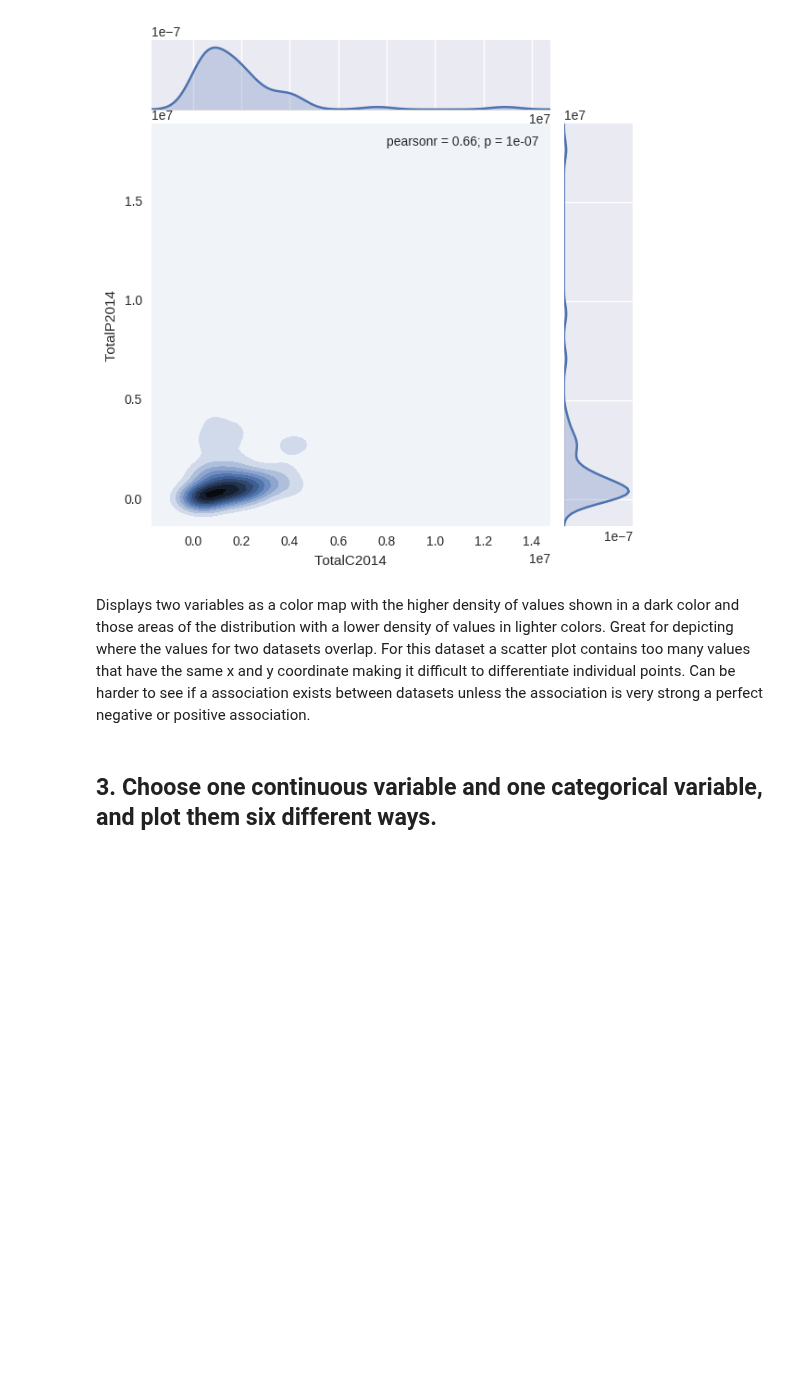
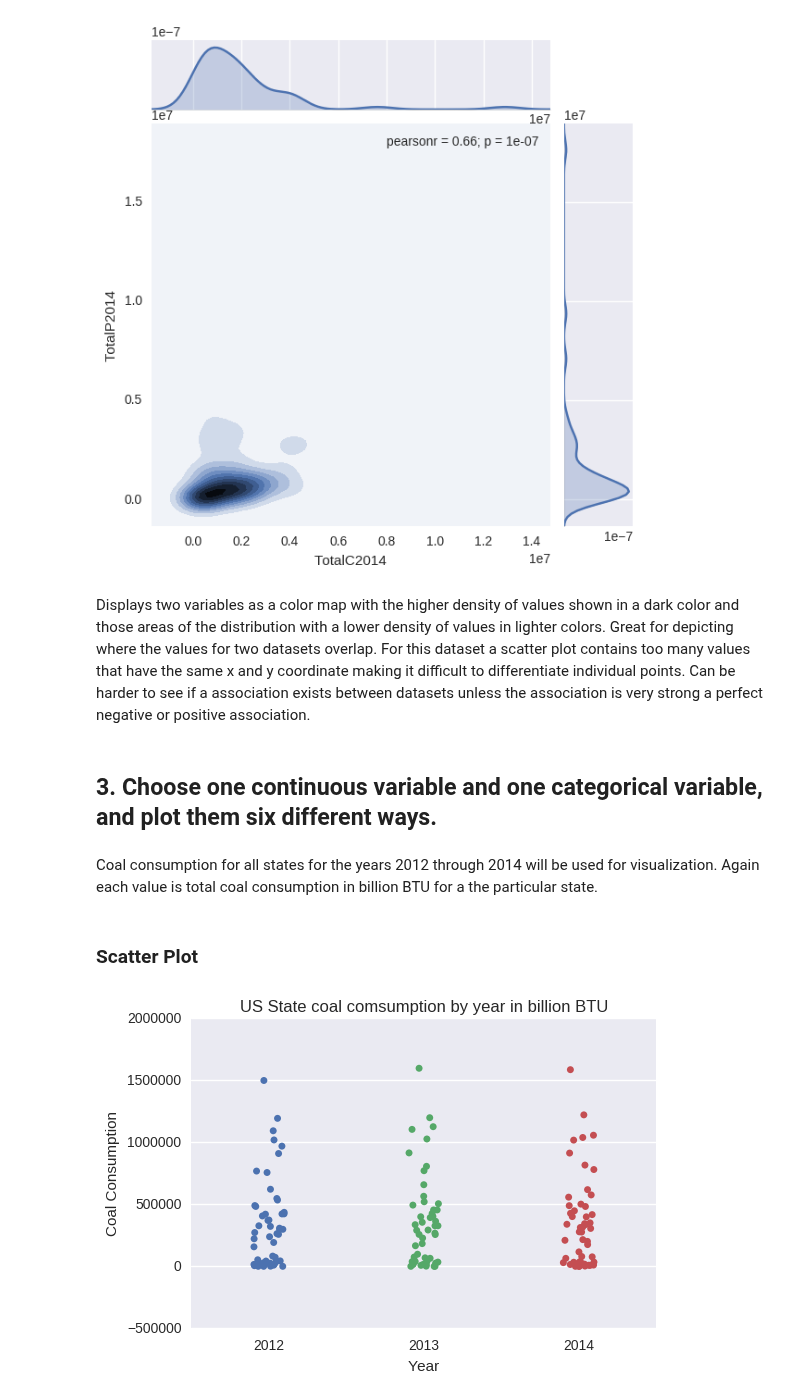
Before and after one commit to 315iah515/Thinkful-Notebooks, a Jupyter notebook: Bootcamp/Drill_PresentSameDataMultipleWays.ipynb, the cells around one changed output. Cells and saved outputs as stored; diff of their text form; code cells hidden in the pictures; blank space fills up the shorter version.

```diff
--- a/Bootcamp/Drill_PresentSameDataMultipleWays.ipynb
+++ b/Bootcamp/Drill_PresentSameDataMultipleWays.ipynb
@@ -144,3 +145,15 @@ sns.jointplot(x="TotalC2014", y="TotalP2014", data=CPEnergy_df, kind="kde");
 Displays two variables as a color map with the higher density of values shown in a dark color and those areas of the distribution with a lower density of values in lighter colors.  Great for depicting where the values for two datasets overlap. For this dataset a scatter plot contains too many values that have the same x and y coordinate making it difficult to differentiate individual points. Can be harder to see if a association exists between datasets unless the association is very strong  a perfect negative or positive association.
 # %% [markdown]
 ## 3. Choose one continuous variable and one categorical variable, and plot them six different ways.
+# %% [markdown]
+Coal consumption for all states for the years 2012 through 2014 will be used for visualization.  Again each value is total coal consumption in billion BTU for a the particular state.
+# %%
+AllYearsCoalC_df = pd.read_csv('/media/ianh/space/ThinkfulData/USEnergyCensusGDP/ECEDUS2010-2014_part2.csv')
+# %% [markdown]
+### Scatter Plot
+# %%
+sns.stripplot(x="Year", y="Coal Consumption", data=AllYearsCoalC_df, jitter=True);
+sns.plt.title('US State coal comsumption by year in billion BTU')
+plt.show()
+# %% [output]
+[figure, added]
```
Also changed, not shown: parts of 4 cells of this notebook.
